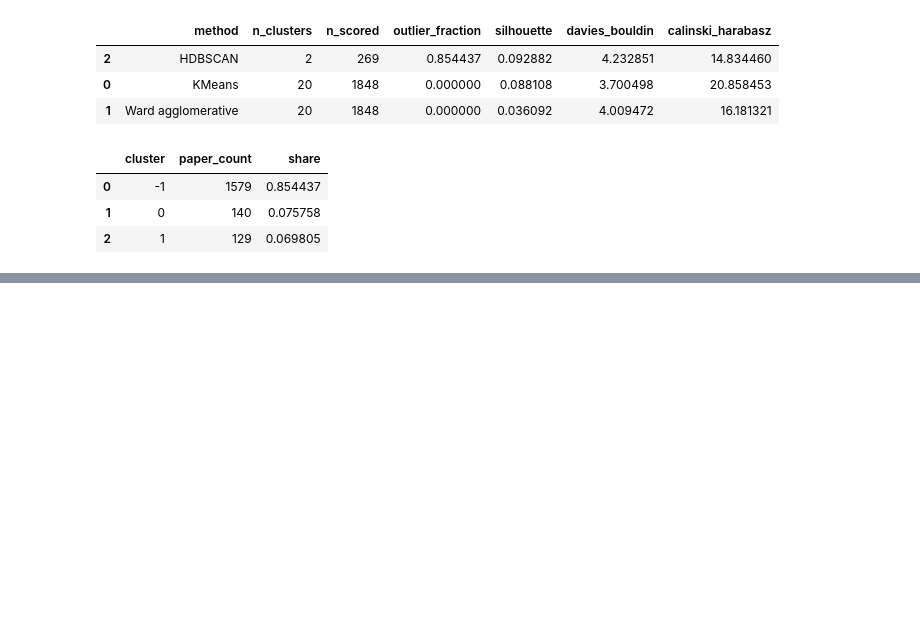
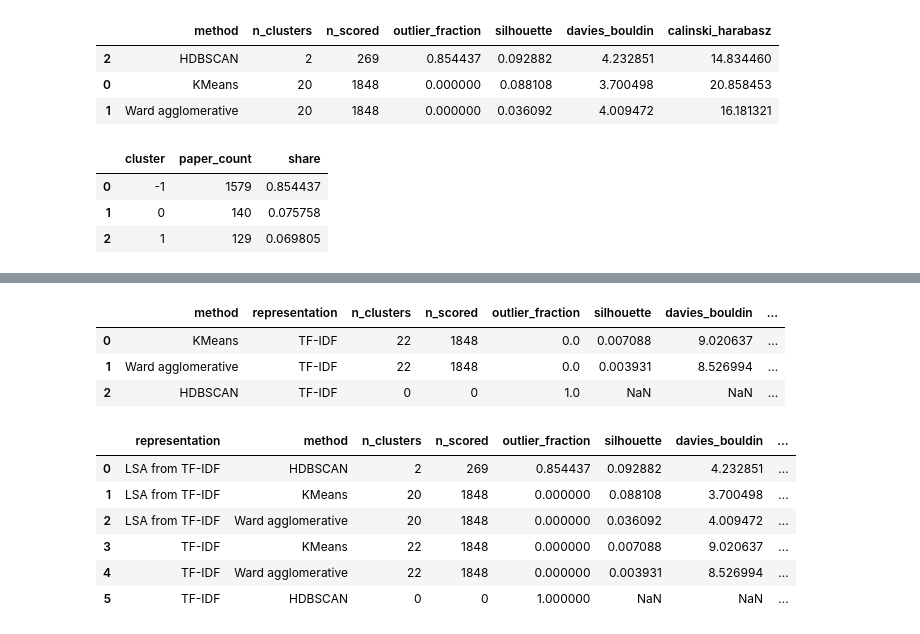
Before and after one commit to dobosipeter/usml_homework, a Jupyter notebook: arxiv_topics.ipynb, the cells around one changed output, grey strips where cells are left out. Cells and saved outputs as stored; diff of their text form; code cells hidden in the pictures; blank space fills up the shorter version.

```diff
--- a/arxiv_topics.ipynb
+++ b/arxiv_topics.ipynb
@@ -487,0 +560,53 @@ hdbscan_cluster_sizes
+# %%
+tfidf_metrics = []
+for method, labels in [
+    ("KMeans", tfidf_kmeans_labels),
+    ("Ward agglomerative", tfidf_ward_labels),
+    ("HDBSCAN", tfidf_hdbscan_labels),
+]:
+    row = {"method": method, "representation": "TF-IDF"}
+    row.update(evaluate_labels(tfidf_dense, labels))
+    tfidf_metrics.append(row)
+
+tfidf_clustering_results = pd.DataFrame(tfidf_metrics).sort_values(
+    ["silhouette", "davies_bouldin"],
+    ascending=[False, True],
+)
+
+with TFIDF_CLUSTERING_CACHE.open("w") as handle:
+    json.dump(tfidf_clustering_results.to_dict(orient="records"), handle, indent=2)
+
+tfidf_clustering_results
+# %% [output]
+|  | method | representation | n_clusters | n_scored | outlier_fraction | silhouette | davies_bouldin | ... |
+| 0 | KMeans | TF-IDF | 22 | 1848 | 0.0 | 0.007088 | 9.020637 | ... |
+| 1 | Ward agglomerative | TF-IDF | 22 | 1848 | 0.0 | 0.003931 | 8.526994 | ... |
+| 2 | HDBSCAN | TF-IDF | 0 | 0 | 1.0 | NaN | NaN | ... |
+# %%
+lsa_results = clustering_results.assign(representation="LSA from TF-IDF")
+combined_clustering_results = pd.concat(
+    [lsa_results, tfidf_clustering_results],
+    ignore_index=True,
+    sort=False,
+)[
+    [
+        "representation",
+        "method",
+        "n_clusters",
+        "n_scored",
+        "outlier_fraction",
+        "silhouette",
+        "davies_bouldin",
+        "calinski_harabasz",
+    ]
+]
+
+combined_clustering_results.sort_values("silhouette", ascending=False)
+# %% [output]
+|  | representation | method | n_clusters | n_scored | outlier_fraction | silhouette | davies_bouldin | ... |
+| 0 | LSA from TF-IDF | HDBSCAN | 2 | 269 | 0.854437 | 0.092882 | 4.232851 | ... |
+| 1 | LSA from TF-IDF | KMeans | 20 | 1848 | 0.000000 | 0.088108 | 3.700498 | ... |
+| 2 | LSA from TF-IDF | Ward agglomerative | 20 | 1848 | 0.000000 | 0.036092 | 4.009472 | ... |
+| 3 | TF-IDF | KMeans | 22 | 1848 | 0.000000 | 0.007088 | 9.020637 | ... |
+| 4 | TF-IDF | Ward agglomerative | 22 | 1848 | 0.000000 | 0.003931 | 8.526994 | ... |
+| 5 | TF-IDF | HDBSCAN | 0 | 0 | 1.000000 | NaN | NaN | ... |
```
Also changed, not shown: parts of 6 cells of this notebook.
